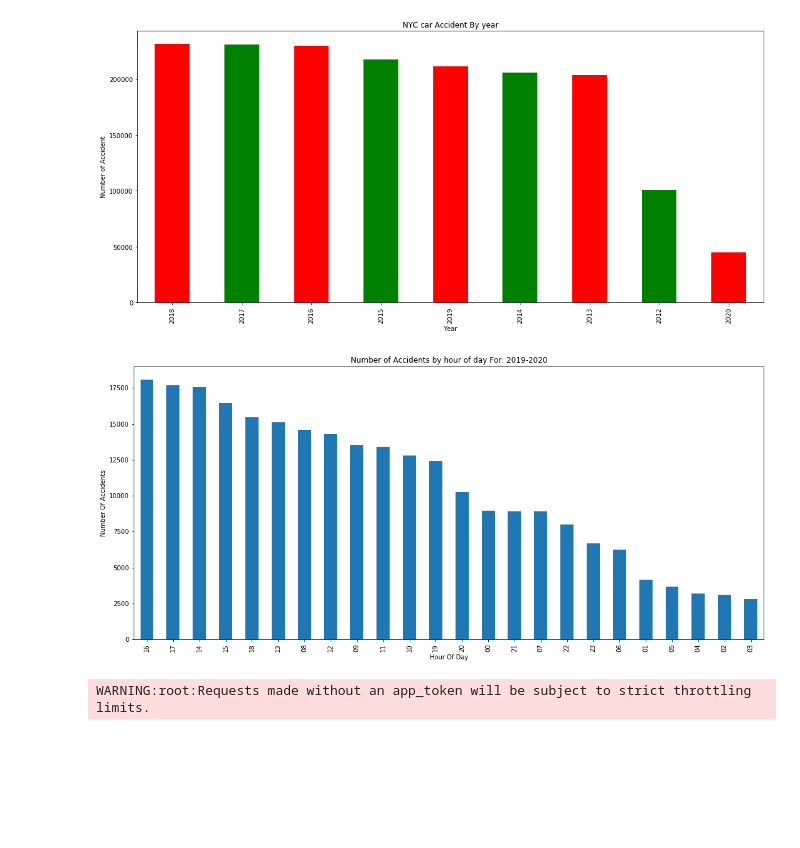
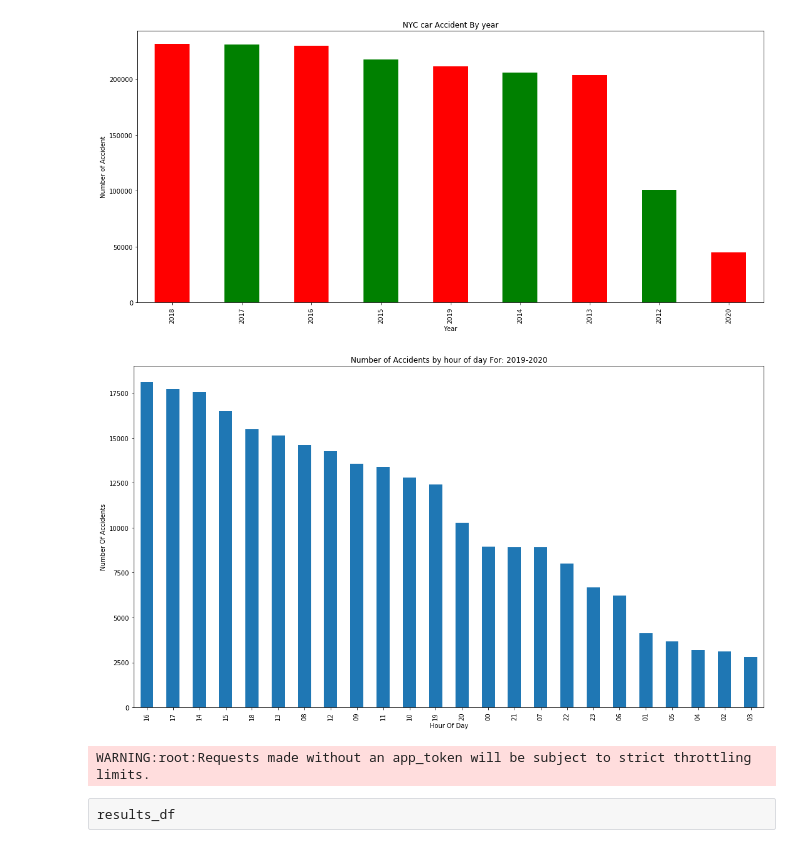
Before and after one commit to Surafeldemssie/NYC-Car-Accident, a Jupyter notebook: Car Accident NYC.ipynb, the cells around one changed output. Drawn from its saved outputs; the diff is of its cells as text; code cells hidden in the pictures; blank space fills up the shorter version.

```diff
--- a/Car Accident NYC.ipynb
+++ b/Car Accident NYC.ipynb
@@ -186,9 +229,9 @@ plt.show()
 # %%
 pd.value_counts(df1['Hour Of Day']).plot.bar()
 plt.title('Number of Accidents by hour of day For: 2019-2020')
 plt.xlabel('Hour Of Day')
 plt.ylabel("Number Of Accidents")
-plt.gcf().set_size_inches(18, 8)
+plt.gcf().set_size_inches(18, 10)
 # %% [output]
-[figure, old version]
+[figure, new version]
 # %%
@@ -207,3 +256,5 @@ results = client.get("h9gi-nx95", limit= 1676892)
 results_df = pd.DataFrame.from_records(results)
 # %% [output]
 WARNING:root:Requests made without an app_token will be subject to strict throttling limits.
+# %% [raw]
+results_df
```
Also changed, not shown: parts of 6 cells of this notebook.
